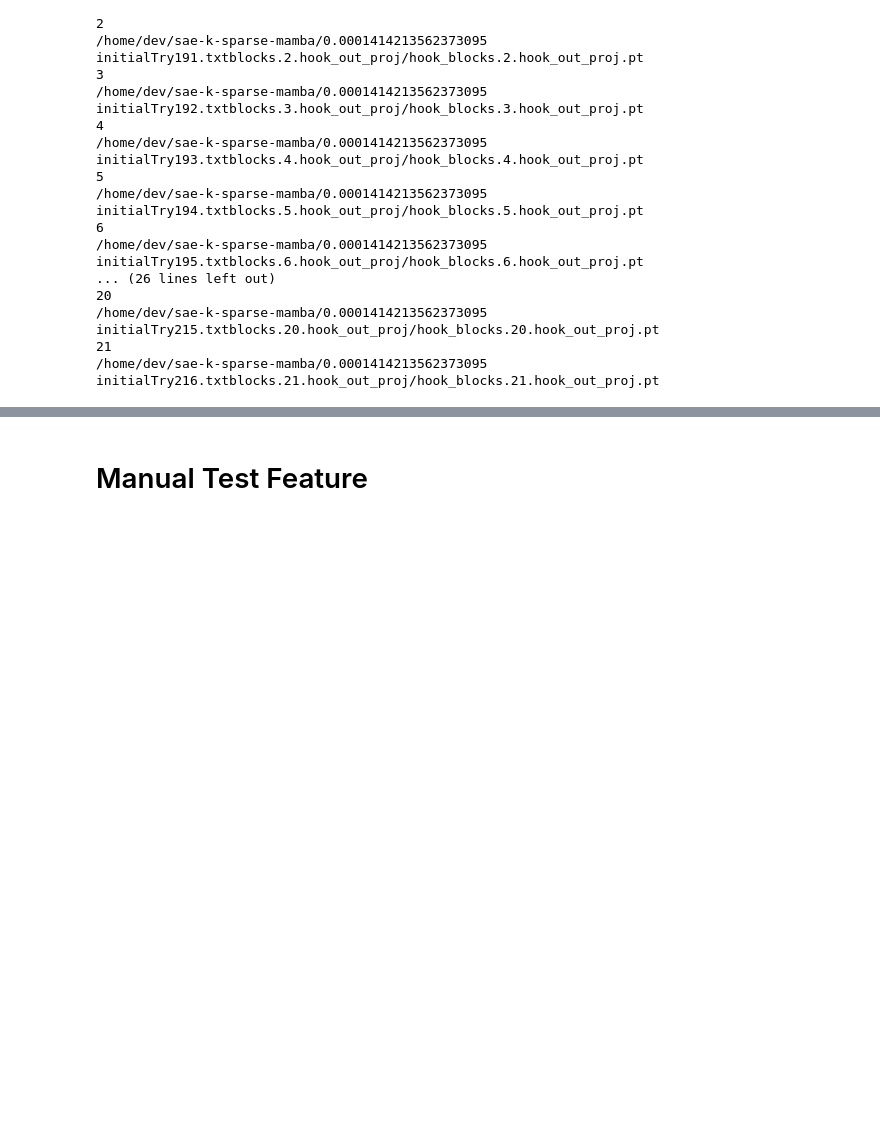
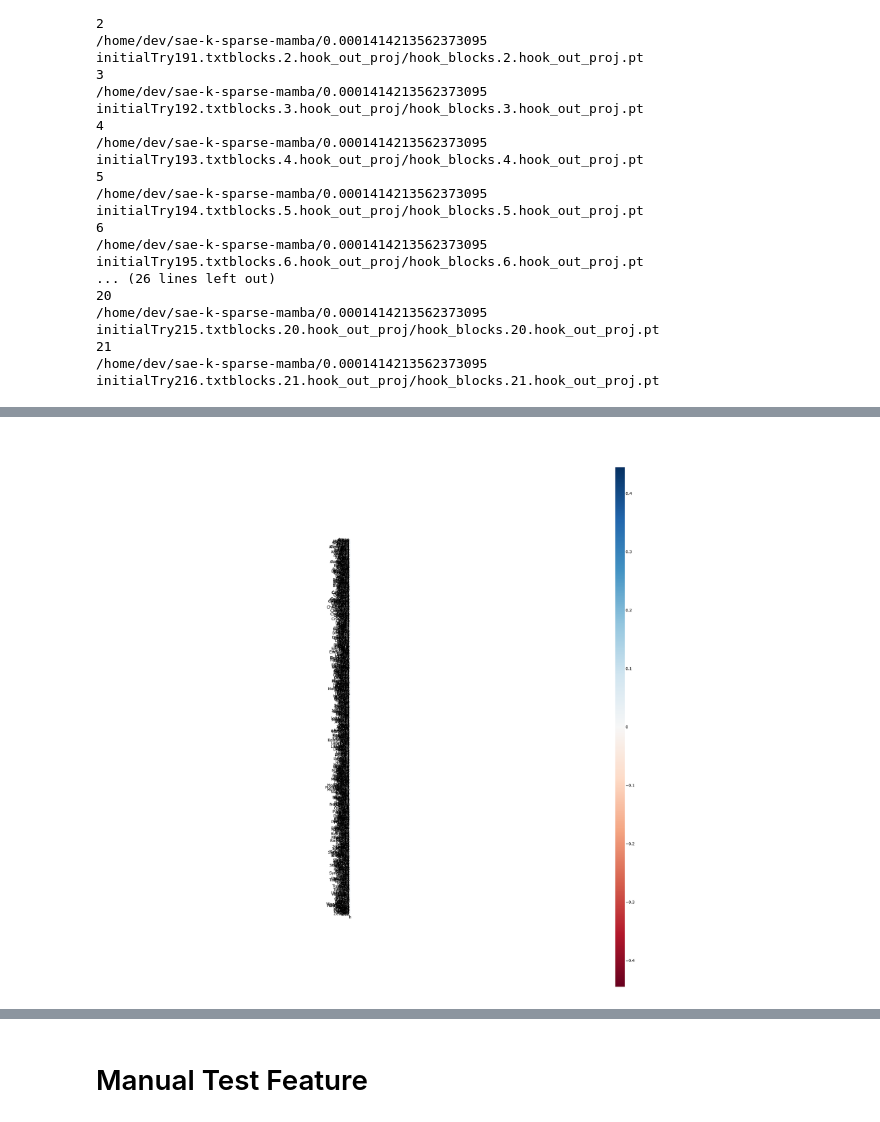
Before and after one commit to Phylliida/mamba_interp, a Jupyter notebook: FeatureAnnotate.ipynb, the cells around one changed output, grey strips where cells are left out. Cells and saved outputs as stored; diff of their text form; code cells hidden in the pictures; blank space fills up the shorter version.

```diff
--- a/FeatureAnnotate.ipynb
+++ b/FeatureAnnotate.ipynb
@@ -722,0 +864,55 @@ for i in range(1,22):
+# %%
+
+acts = activations.reshape(-1, 1, L)
+
+def imshow(tensor, renderer=None, xaxis="", yaxis="", font_size=None, show=True, color_continuous_midpoint=0.0, **kwargs):
+    import plotly.express as px
+    import transformer_lens.utils as utils
+    fig = px.imshow(utils.to_numpy(tensor), color_continuous_midpoint=color_continuous_midpoint, color_continuous_scale="RdBu", labels={"x":xaxis, "y":yaxis}, **kwargs)
+    if not font_size is None:
+        if 'x' in kwargs:
+            fig.update_layout(
+              xaxis = dict(
+                tickmode='array',
+                tickvals = kwargs['x'],
+                ticktext = kwargs['x'],
+                ),
+               font=dict(size=font_size, color="black"))
+        if 'y' in kwargs:
+            fig.update_layout(
+              yaxis = dict(
+                tickmode='array',
+                tickvals = kwargs['y'],
+                ticktext = kwargs['y'],
+                ),
+               font=dict(size=font_size, color="black"))
+    plot_args = {
+        'width': 800*3,
+        'height': 600*3,
+        "autosize": False,
+        'showlegend': True,
+        'margin': {"l":0,"r":0,"t":100,"b":0}
+    }
+
+    fig.update_layout(**plot_args)
+    fig.update_layout(legend=dict(
+        yanchor="top",
+        y=0.99,
+        xanchor="left",
+        x=0.01
+    ))
+    if show:
+        fig.show(renderer)
+    else:
+        return fig
+
+names_labels = acdc.data.ioi.good_names[:]
+
+imshow(acts[:,:,-1], x=['h'], y=names_labels, font_size=12)
+
+
+
+
+# y is first name, x is second
+# %% [output]
+[figure, added]
```
Also changed, not shown: parts of 8 cells of this notebook.
